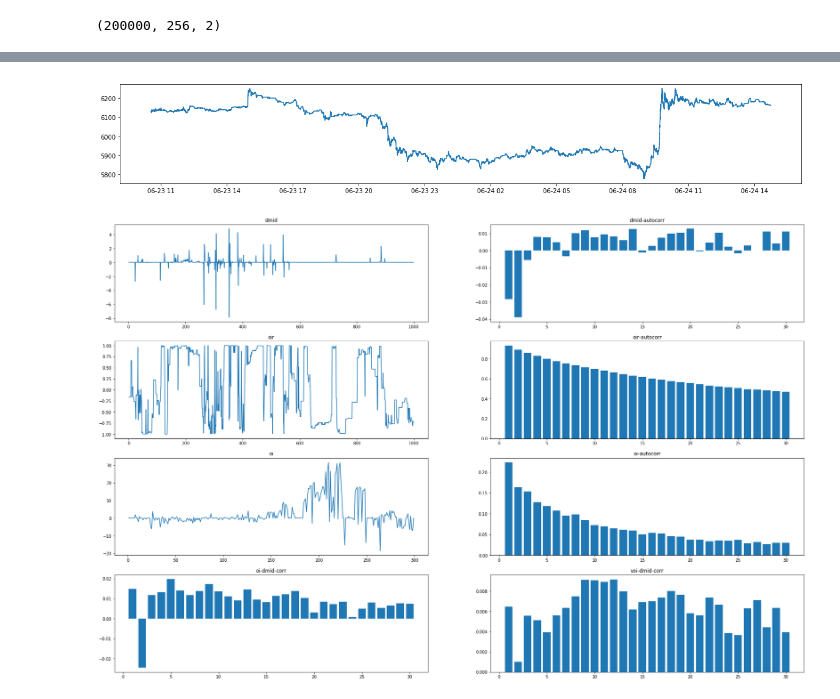
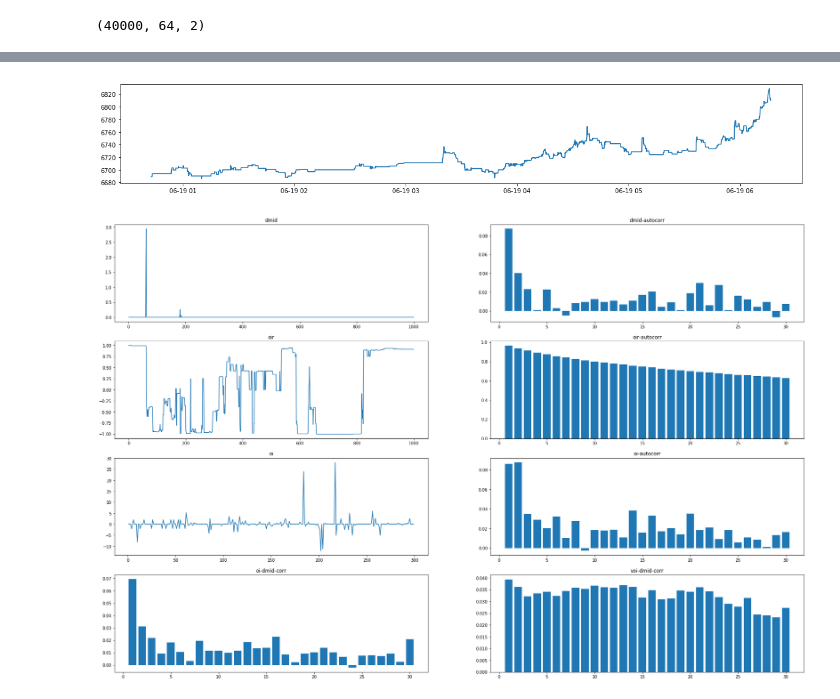
Before and after one commit to inmensustrading/inmensus, a Jupyter notebook: research/book-pressure/analysis-v2.ipynb, the cells around one changed output, grey strips where cells are left out. Cells and saved outputs as stored; diff of their text form; code cells hidden in the pictures.

```diff
--- a/research/book-pressure/analysis-v2.ipynb
+++ b/research/book-pressure/analysis-v2.ipynb
@@ -10,12 +10,13 @@ import utils
 %matplotlib inline
 import matplotlib.pyplot as plt
 # %%
-bids = np.load('data/raw/06-23/bid-record.npy')
-asks = np.load('data/raw/06-23/ask-record.npy')
-times = np.array(list(map(np.datetime64, map(datetime.fromtimestamp, np.load('data/raw/06-23/time-record.npy')))))
+DATA_DIR = 'data/raw/06-19/'
+bids = np.load(DATA_DIR + 'bid-record.npy')
+asks = np.load(DATA_DIR + 'ask-record.npy')
+times = np.array(list(map(np.datetime64, map(datetime.fromtimestamp, np.load(DATA_DIR + 'time-record.npy')))))
 print(bids.shape)
 # %% [output]
-(200000, 256, 2)
+(40000, 64, 2)
 # %%
 def construct_df(agg_sz=1, roll_mean_window_size=20):
     """agg_sz is in USD
@@ -74,5 +75,4 @@ def gen_graphs(df):
 # construct_df(1, 20).to_pickle('data/dfs/06-19.pkl')
 plt.figure(figsize=(20,3))
 plt.plot_date(times, construct_df(agg_sz=1, roll_mean_window_size=20)['mid'], fmt='-')
-construct_df(agg_sz=1, roll_mean_window_size=20)[0:3]
 # %% [output]
@@ -81,6 +81,6 @@ Wall time: 5.98 s
-[figure, old version]
+[figure, new version]
 # %%
 gen_graphs(construct_df(agg_sz=1, roll_mean_window_size=20))
 # %% [output]
-[figure, old version]
+[figure, new version]
 # %%
```
Also changed, not shown: parts of 5 cells of this notebook.
